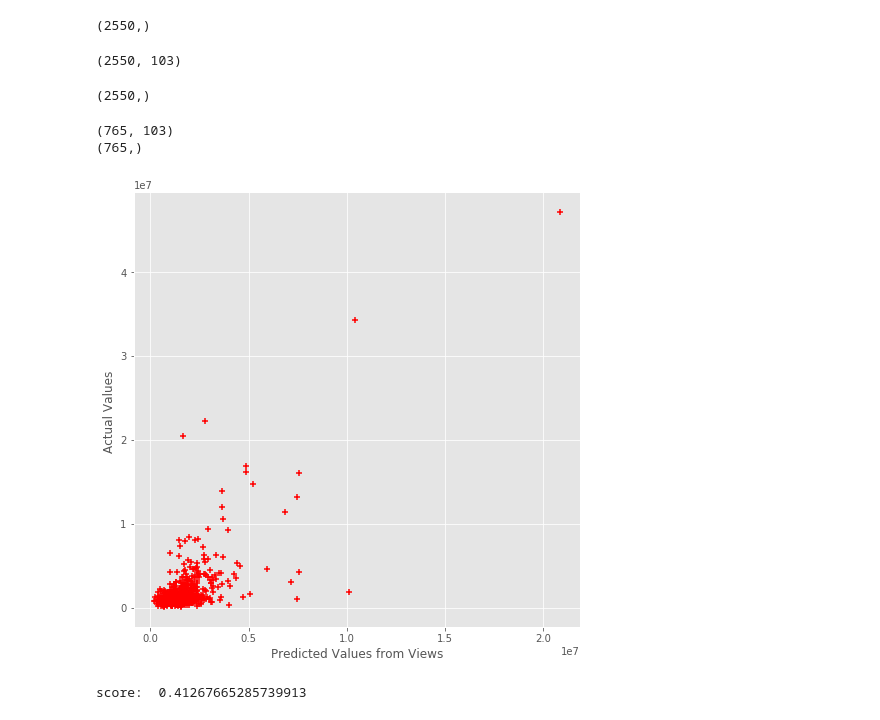
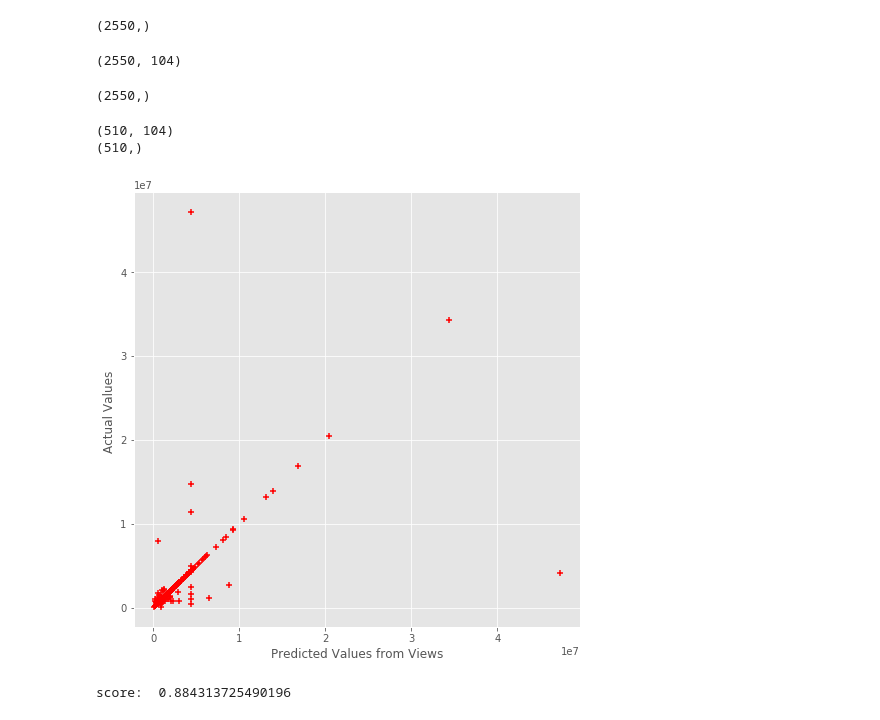
Before and after one commit to mlamare/Ted-Talk, a Jupyter notebook: modeling_ga_tedtalks.ipynb, the cells around one changed output. Saved outputs shown, nothing was run; the diff lists cells and outputs as text; code cells hidden in the pictures.

```diff
--- a/modeling_ga_tedtalks.ipynb
+++ b/modeling_ga_tedtalks.ipynb
@@ -115,6 +129,6 @@ tag_df.shape
 # %% [markdown]
 Adding a rating column to better visualize data and do comparisons
 # %%
-df_ordered = df[["title","views","duration", "comments", "num_speaker","film_date", "tags"]].sort_values('views', ascending=False)
-df_ordered
+df_ordered = df[["title","views","duration","comments","languages","num_speaker","film_date", "tags"]].sort_values('views', ascending=False)
+df_ordered.head()
 # %% [output]
@@ -420,42 +597,42 @@ df_data.views.shape
 print(X.shape)
 y.shape
 # %% [output]
-(2550, 103)
+(2550, 104)
 (2550,)
 # %%
 # STEP 1: split X and y into training and testing sets (using random_state for reproducibility)
-X_train, X_test, y_train, y_test = train_test_split(X, y, random_state=99, test_size=0.70)
+X_train, X_test, y_train, y_test = train_test_split(X, y, random_state=99, test_size=0.80)
 
 assert X.shape[0] == y.shape[0]  #check that they are the same
 
 print (X_train.shape)
 print (y_train.shape)
 # %% [output]
-(765, 103)
-(765,)
+(510, 104)
+(510,)
 # %%
 # TRAINING SET
-lmr = Ridge(alpha=.1, normalize=True)
+lmr = RidgeClassifierCV()
+
 lmr.fit(X, y)
 
-# train_score = lm.score(X_train, y_train)
-# test_score = lm.score(X_test, y_test)
+train_score = lm.score(X_train, y_train)
+test_score = lm.score(X_test, y_test)
 
 predictions = lmr.predict(X_train)
 score = lmr.score(X_train, y_train)
 
 plt.figure(figsize=(8,8))
 plt.scatter(predictions, y_train, s=30, c='r', marker='+', zorder=10)
 plt.xlabel("Predicted Values from Views")
 plt.ylabel("Actual Values ")
 plt.show()
 
 
-
 print ("score: ", score)
 # %% [output]
-[figure, old version]
+[figure, new version]
-score:  0.41267665285739913
+score:  0.884313725490196
 # %%
 #TEST SET
 lmr = Ridge()
```
Also changed, not shown: parts of 78 cells of this notebook, 29 other files.
